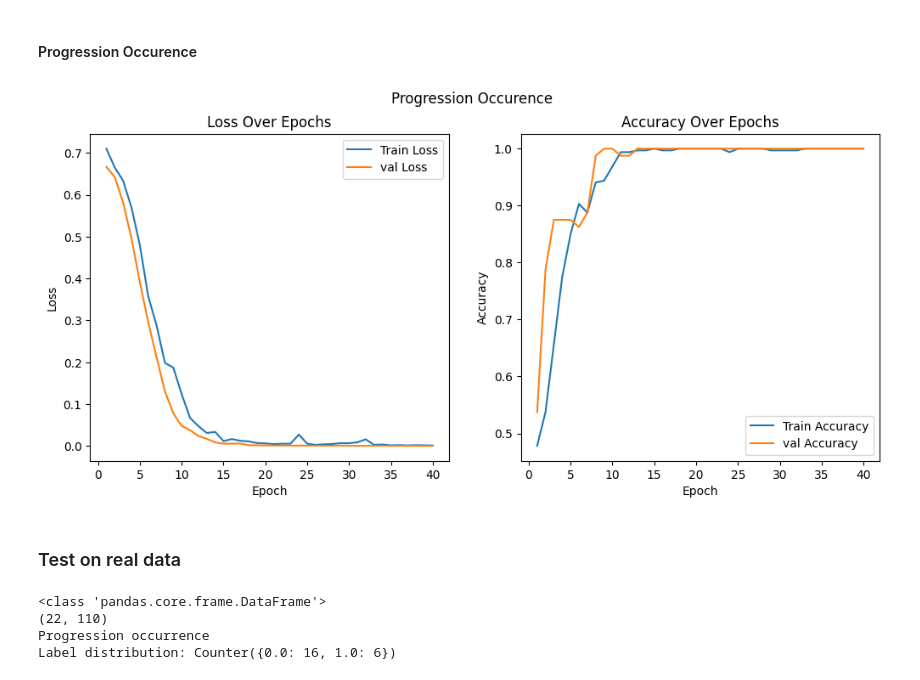
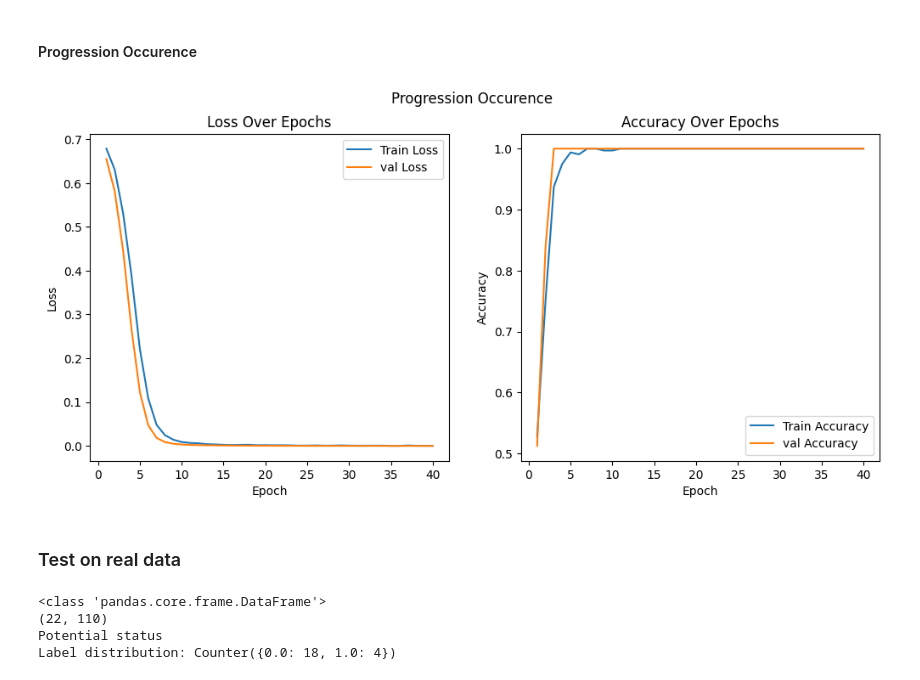
Before and after one commit to DerekCCY/Multimodal-DL-and-Explainable-AI-for-Optimizing-NSCLC-Immunotherapy, a Jupyter notebook: mlp.ipynb, the cells around one changed output. Saved outputs shown, nothing was run; the diff lists cells and outputs as text; code cells hidden in the pictures.

```diff
--- a/mlp.ipynb
+++ b/mlp.ipynb
@@ -183,23 +184,23 @@ def plot(log, title):
 # %% [markdown]
 #### Progression Occurence
 # %%
-log_path = "/Users/ccy/Documents/CMU/Spring2025/42687 Projects in Biomedical AI/Final Project/Explainable Deep Learning on Multimodal Patient Data for Predicting Immunotherapy Outcomes in Metastatic Non-small Cell Lung Cancer/logs_progression_occurence.csv"
+log_path = "/Users/ccy/Documents/CMU/Spring2025/42687 Projects in Biomedical AI/Final Project/Explainable Deep Learning on Multimodal Patient Data for Predicting Immunotherapy Outcomes in Metastatic Non-small Cell Lung Cancer/logs.csv"
 log = pd.read_csv(log_path)
 plot(log,"Progression Occurence")
 # %% [output]
-[figure, old version]
+[figure, new version]
 # %% [markdown]
 ### Test on real data
 # %%
 train_set_bs, test_set_bs, train_set_ps, test_set_ps, train_set_po, test_set_po = get_synthetic_data(train_set_ratio=0.7, k=3)
-print(type(test_set_po))
+print(type(test_set_ps))
 
-X_test, y_test = input(test_set_po)
+X_test, y_test = input(test_set_ps)
 # %% [output]
 <class 'pandas.core.frame.DataFrame'>
 (22, 110)
-Progression occurrence
-Label distribution: Counter({0.0: 16, 1.0: 6})
+Potential status
+Label distribution: Counter({0.0: 18, 1.0: 4})
 # %%
 # Convert to PyTorch tensors
 X_test_tensor = torch.tensor(X_test, dtype=torch.float32)
```
Also changed, not shown: parts of 3 cells of this notebook, 1 other file.
